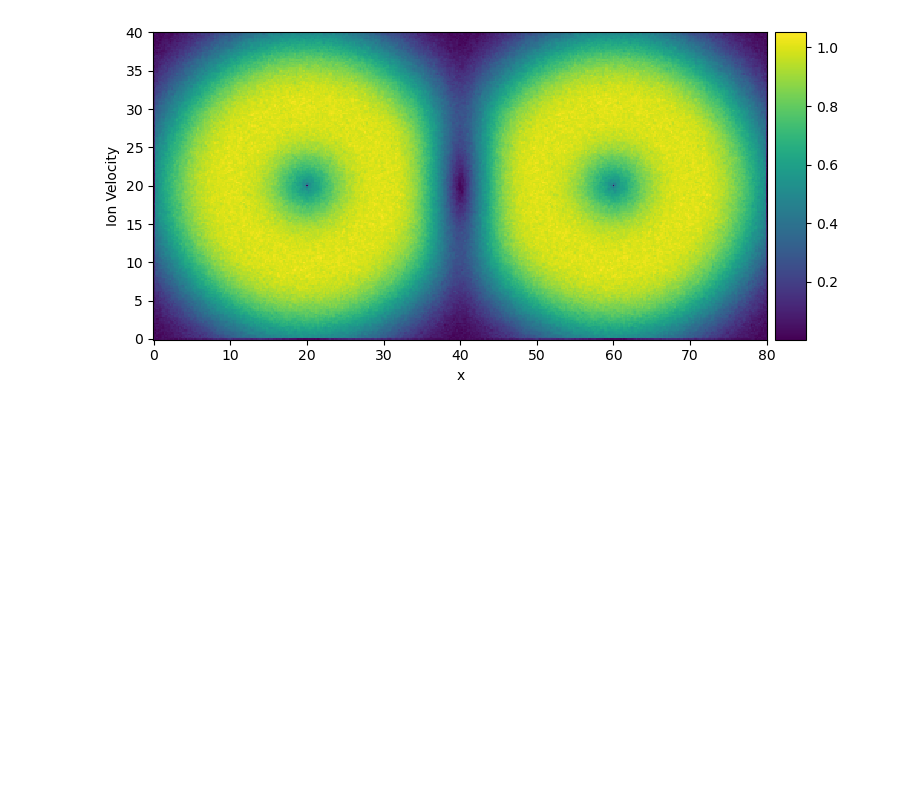
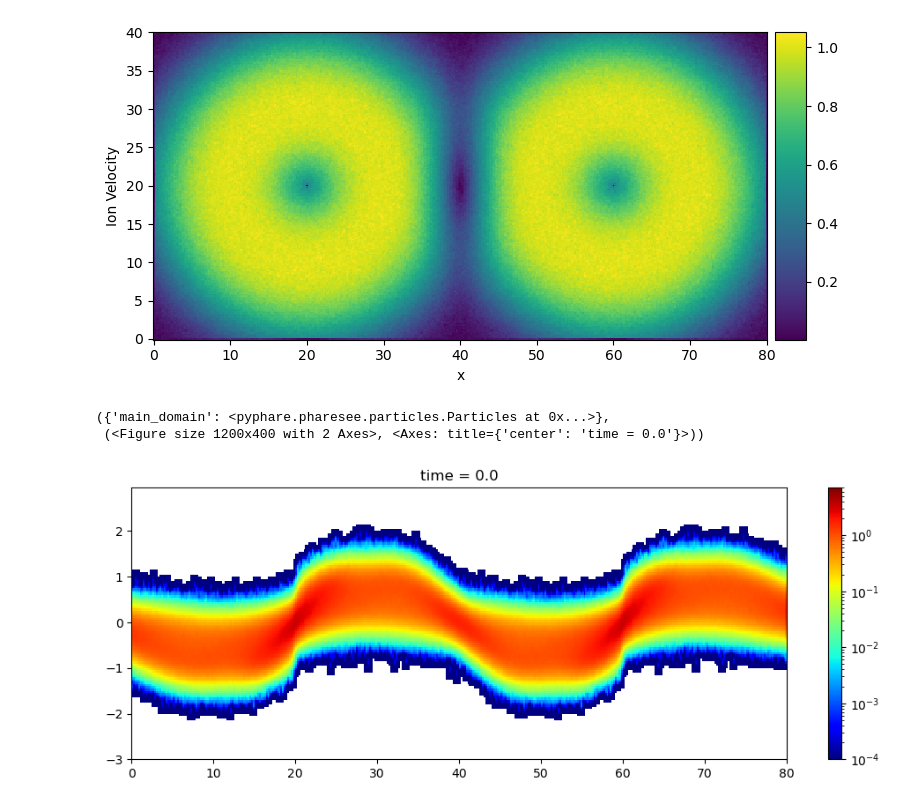
Before and after one commit to rochSmets/farMe, a Jupyter notebook: ionBeam/yao/nb/yao.ipynb, the cells around one changed output. Drawn from its saved outputs; the diff is of its cells as text; code cells hidden in the pictures; blank space fills up the shorter version.

```diff
--- a/ionBeam/yao/nb/yao.ipynb
+++ b/ionBeam/yao/nb/yao.ipynb
@@ -95,3 +95,25 @@ v_.plot(qty='value', \
 # %% [output]
 (<Figure size 1000x400 with 2 Axes>, <Axes: xlabel='x', ylabel='Ion Velocity'>)
 [figure]
+# %%
+ions = run.GetParticles(time, ["main"])
+# %%
+fig, ax = plt.subplots(figsize=(12,4))
+
+vmin, vmax = -3.0,+3.0
+
+ions.dist_plot(axis=("x", "Vx"),
+    ax = ax,
+    norm = 0.4,
+    finest=True,
+    gaussian_filter_sigma = (1,1) ,
+    vmin=vmin,vmax=vmax,
+    dv=0.05,
+    title="time = {:.1f}".format(time),
+    xlabel = "",
+    ylabel = ""
+    )
+# %% [output]
+({'main_domain': <pyphare.pharesee.particles.Particles at 0x...>},
+ (<Figure size 1200x400 with 2 Axes>, <Axes: title={'center': 'time = 0.0'}>))
+[figure, added]
```
Also changed, not shown: 1 other file.
